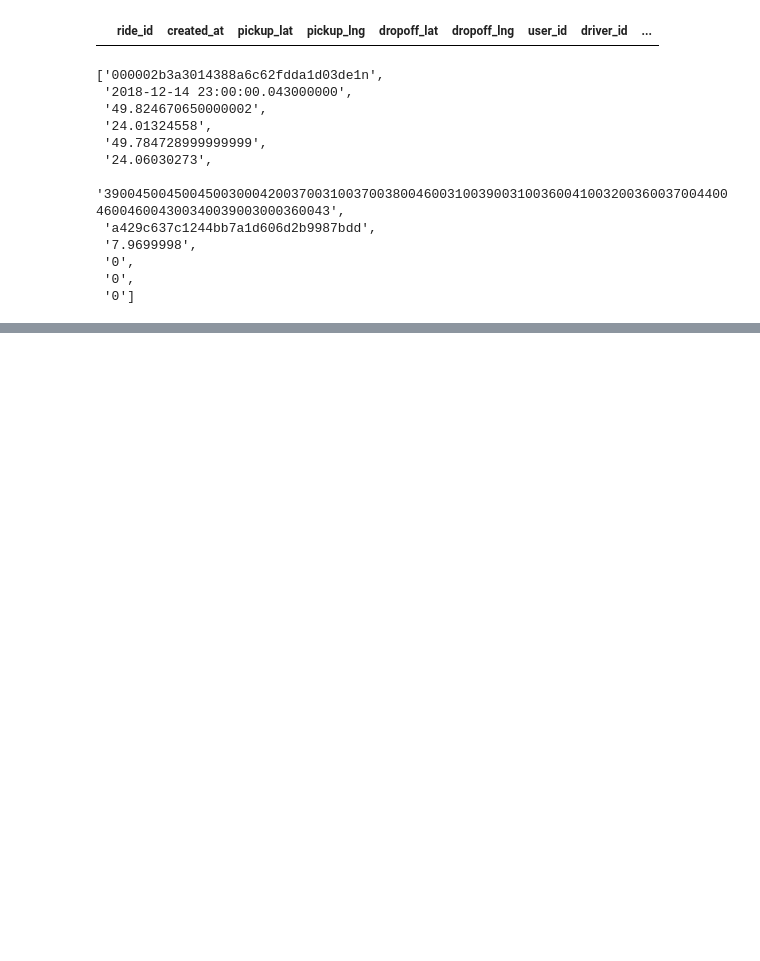
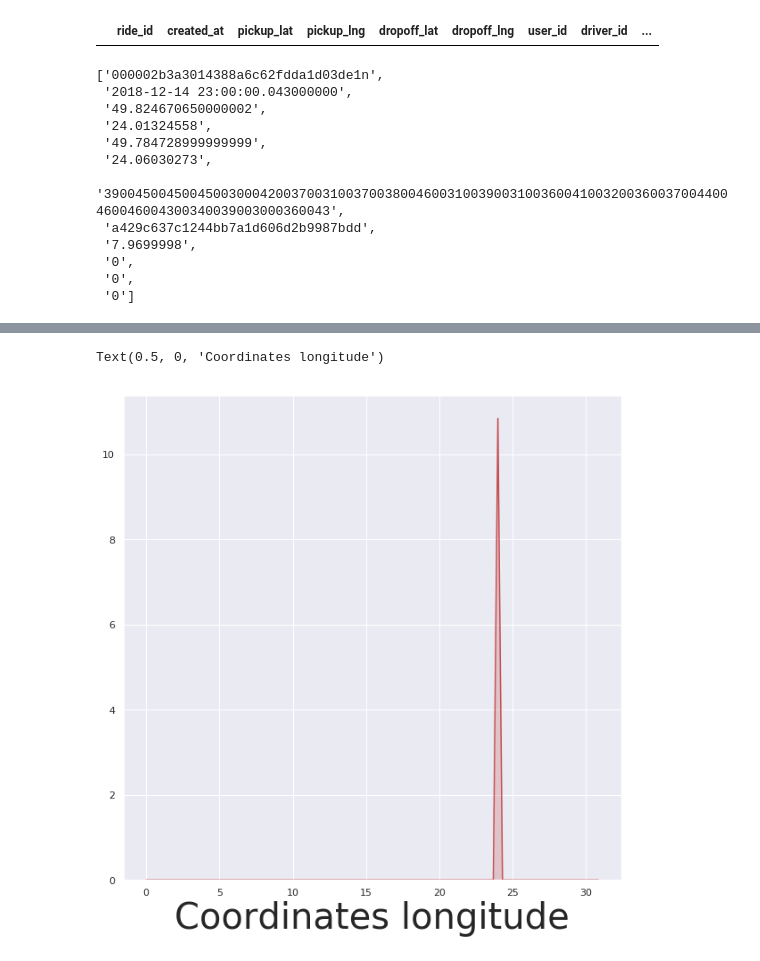
Before and after one commit to SettNozz/int_20h_lagrange, a Jupyter notebook: notebooks/int_20h.ipynb, the cells around one changed output, grey strips where cells are left out. Saved outputs shown, nothing was run; the diff lists cells and outputs as text; code cells hidden in the pictures; blank space fills up the shorter version.

```diff
--- a/notebooks/int_20h.ipynb
+++ b/notebooks/int_20h.ipynb
@@ -104,0 +191,7 @@ Count rows: 1117300  Without driver_id: 121509
+# %%
+plt.figure(figsize=(10,10))
+fig = sns.kdeplot(round_lng, shade=True, color='r')
+plt.xlabel('Coordinates longitude', fontsize=40)
+# %% [output]
+Text(0.5, 0, 'Coordinates longitude')
+[figure, added]
```
Also changed, not shown: parts of 13 cells of this notebook.
